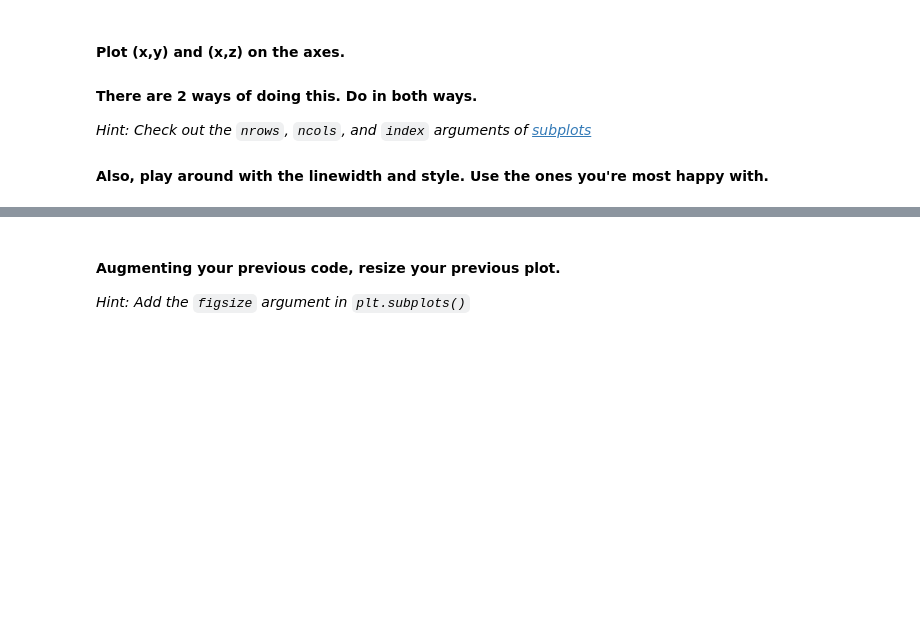
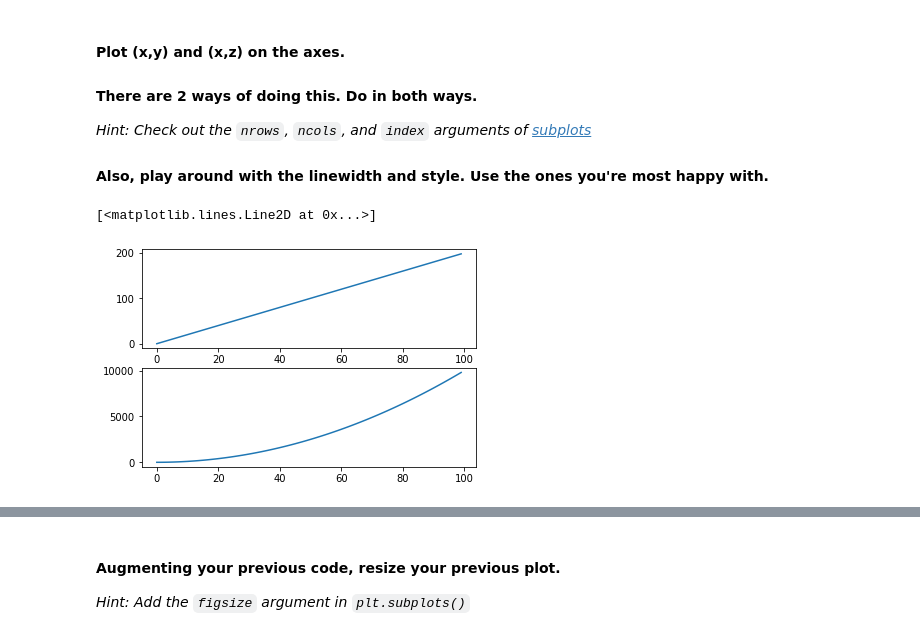
Before and after one commit to ironhack-datalabs/datamad1019, a Jupyter notebook: module-2/lab-matplotlib-seaborn/your-code/challenge-1.ipynb, the cells around one changed output, grey strips where cells are left out. Cells and saved outputs as stored; diff of their text form; code cells hidden in the pictures; blank space fills up the shorter version.

```diff
--- a/module-2/lab-matplotlib-seaborn/your-code/challenge-1.ipynb
+++ b/module-2/lab-matplotlib-seaborn/your-code/challenge-1.ipynb
@@ -35,5 +51,12 @@ z = x**2
 #### Also, play around with the linewidth and style. Use the ones you're most happy with.
 # %%
 # your code here-1st way (call `subplots` twice using the `index` parameter)
+plt.subplot(2, 1, 1)
+plt.plot(x, y)
+plt.subplot(2, 1, 2)
+plt.plot(x, z)
+# %% [output]
+[<matplotlib.lines.Line2D at 0x...>]
+[figure, added]
 # %%
 # your code here-2st way (call `subplots` only once not using the `index` parameter)
```
Also changed, not shown: parts of 16 cells of this notebook.
